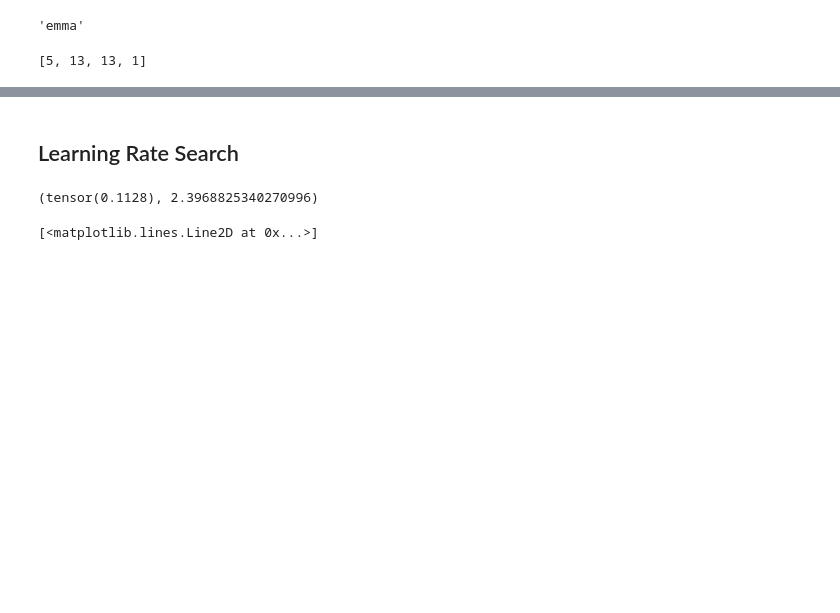
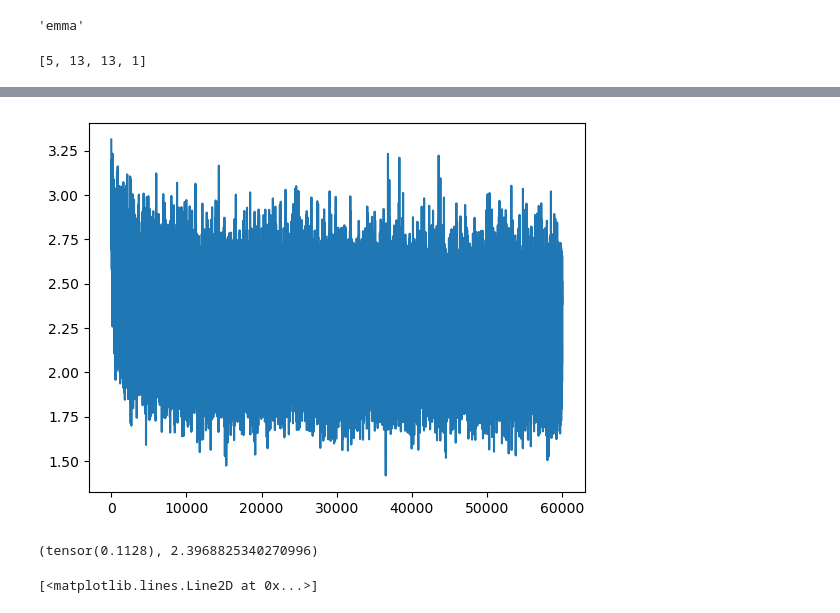
Before and after one commit to stkao05/makemore, a Jupyter notebook: mlp.ipynb, the cells around one changed output, grey strips where cells are left out. Drawn from its saved outputs; the diff is of its cells as text; code cells hidden in the pictures; blank space fills up the shorter version.

```diff
--- a/mlp.ipynb
+++ b/mlp.ipynb
@@ -141,33 +154,30 @@ def exp_decay(t, start_lr, lr_decay):
 # %%
 batch_size = 32
 
-def fit(params, lr, epoch, loss_train=True, loss_dev=True, lr_decay=0, weight_decay=0):
-    C, W1, b1, W2, b2 = params
-    start_lr = lr
+def fit(params, lr, epoch):
+    history = []
 
     for t in range(epoch):
         ix = torch.randint(0, x_train.shape[0], (batch_size,), device=device)
         x = x_train[ix]
         y = y_train[ix]
 
-        for p in params:
+        for p in params[0]:
             p.grad = None
 
-        loss = forward(x, y, params, weight_decay)
+        loss = forward(x, y, params)
         loss.backward()
+        history.append(loss.item())
 
-        for p in params:
+        for p in params[0]:
             p.data -= lr * p.grad
 
-        lr = exp_decay(t, start_lr, lr_decay)
+        if t > 10000:
+            lr = 0.01
 
-    with torch.no_grad():
-        loss_tr = forward(x_train, y_train, params).item() if loss_train else None
-        loss_d = forward(x_dev, y_dev, params).item() if loss_dev else None
-
-    return loss_tr, loss_d
+    return history
 # %%
-%%time
 params = init_params()
-fit(params, 0.1, 50000, weight_decay=0.1)
+history = fit(params, 0.1, 60000)
+history[-1]
 # %% [output]
@@ -177,5 +185,7 @@ Wall time: 10.2 s
-# %% [markdown]
-## Learning Rate Search
+# %%
+plt.plot(history);
+# %% [output]
+[figure, added]
 # %%
 def try_ls(lr):
     params = init_params(emb_size=10, hidden_size=100)
```
Also changed, not shown: parts of 20 cells of this notebook.
